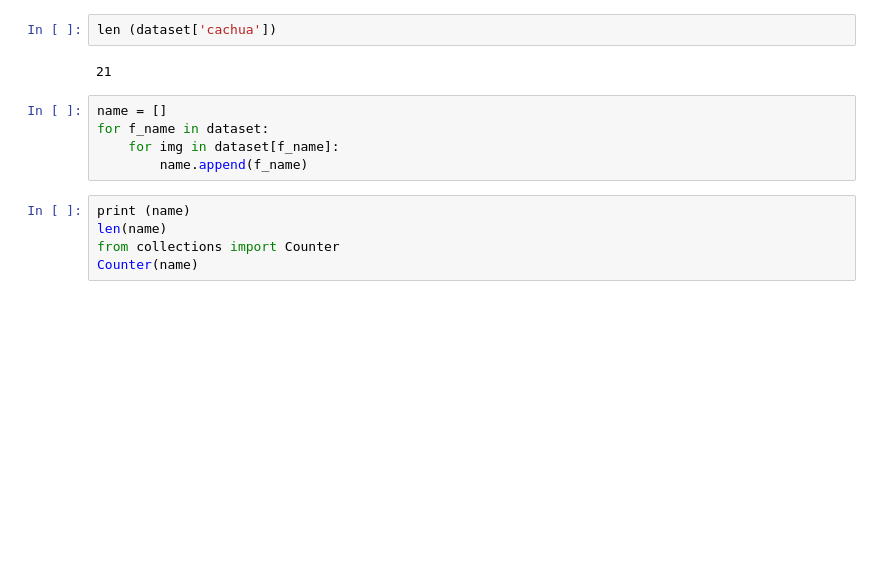
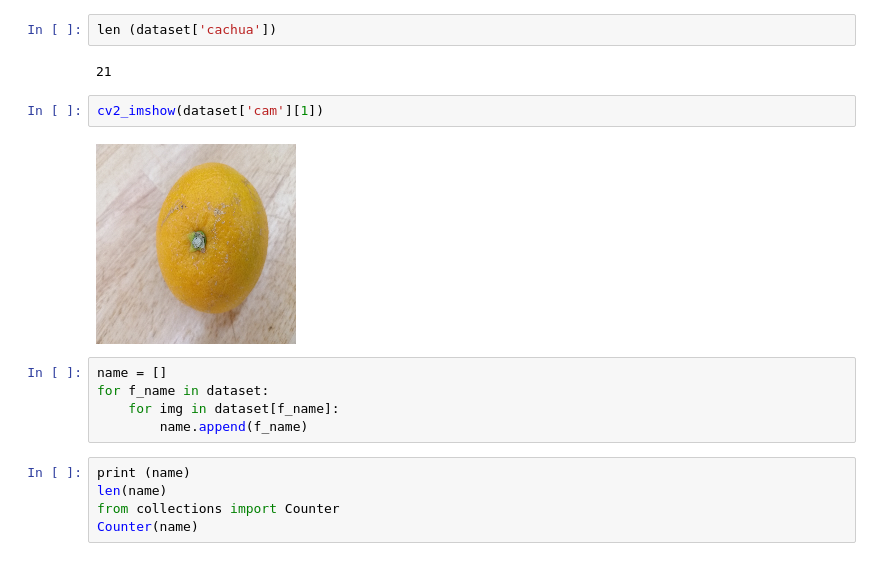
Before and after one commit to HuyKhoi-code/CS114.K21, a Jupyter notebook: fruits_shape_extract.ipynb, the cells around one changed output. Drawn from its saved outputs; the diff is of its cells as text; blank space fills up the shorter version.

```diff
--- a/fruits_shape_extract.ipynb
+++ b/fruits_shape_extract.ipynb
@@ -119,6 +119,10 @@ chuoi
 len (dataset['cachua'])
 # %% [output]
 21
+# %%
+cv2_imshow(dataset['cam'][1])
+# %% [output]
+[figure, added]
 # %%
 name = []
 for f_name in dataset:
```
Also changed, not shown: parts of 6 cells of this notebook.
